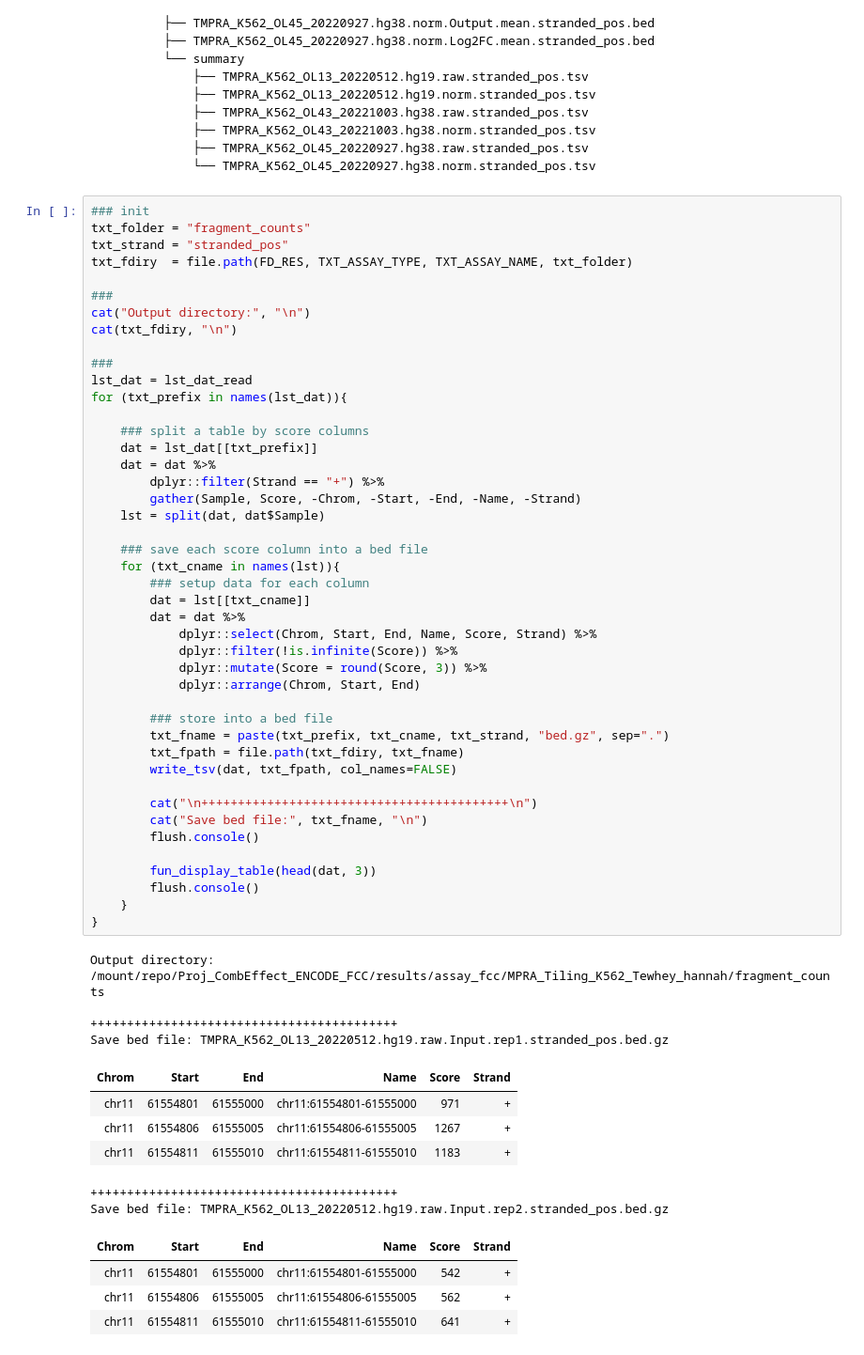
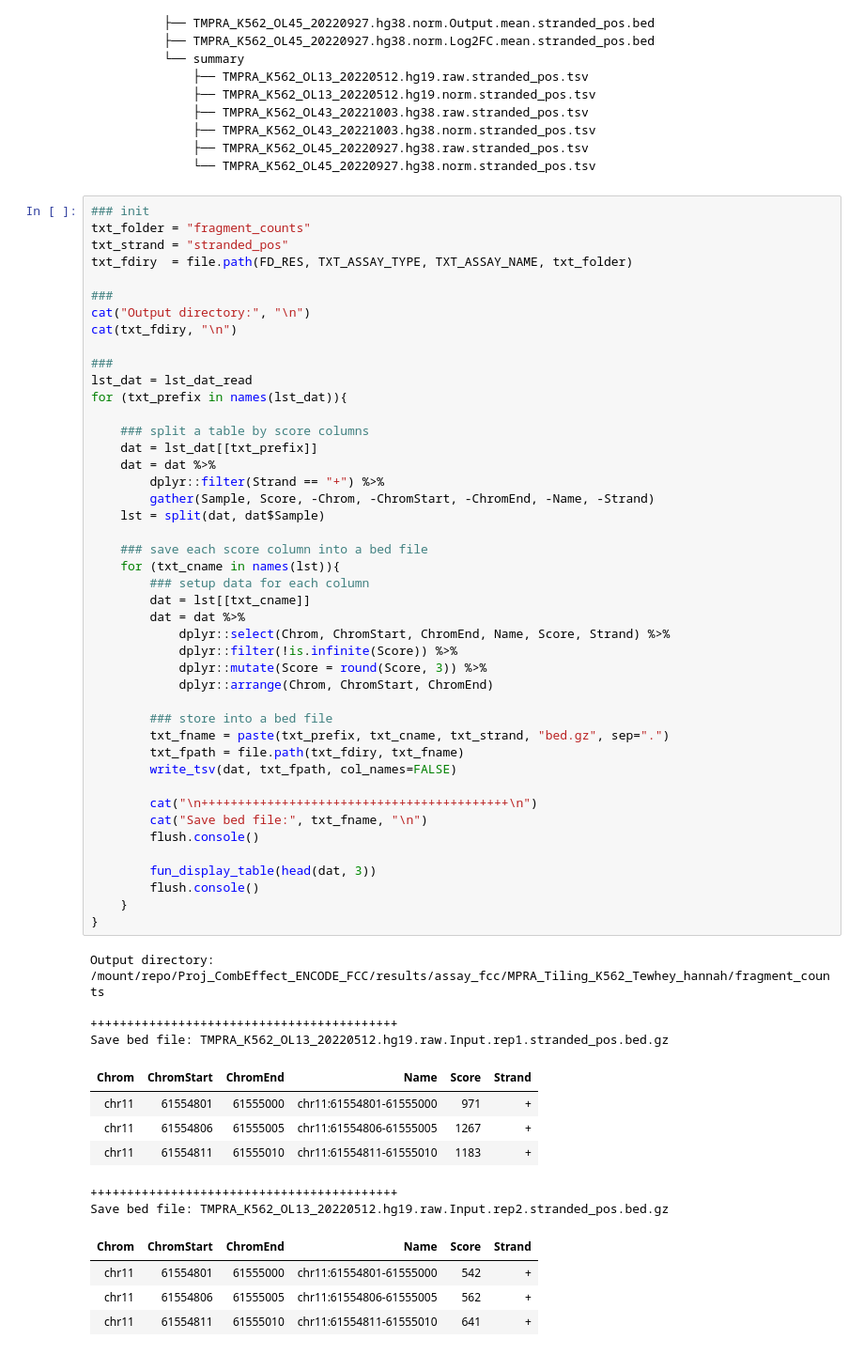
Before and after one commit to ReddyLab/Proj_ENCODE_FCC, a Jupyter notebook: notebooks/02_prepare/fcc_starrmpra_14_convert_table_to_bed_R.ipynb, the cells around one changed output. Shown: that part at 94% size. Cells and saved outputs as stored; diff of their text form.

Commit message:
change bed column name convention and rerun some notebooks

```diff
--- a/notebooks/02_prepare/fcc_starrmpra_14_convert_table_to_bed_R.ipynb
+++ b/notebooks/02_prepare/fcc_starrmpra_14_convert_table_to_bed_R.ipynb
@@ -217,45 +217,45 @@ for (txt_prefix in names(lst_dat)){
     dat = lst_dat[[txt_prefix]]
     dat = dat %>%
         dplyr::filter(Strand == "+") %>%
-        gather(Sample, Score, -Chrom, -Start, -End, -Name, -Strand)
+        gather(Sample, Score, -Chrom, -ChromStart, -ChromEnd, -Name, -Strand)
     lst = split(dat, dat$Sample)
 
     ### save each score column into a bed file
     for (txt_cname in names(lst)){
         ### setup data for each column
         dat = lst[[txt_cname]]
         dat = dat %>%
-            dplyr::select(Chrom, Start, End, Name, Score, Strand) %>%
+            dplyr::select(Chrom, ChromStart, ChromEnd, Name, Score, Strand) %>%
             dplyr::filter(!is.infinite(Score)) %>%
             dplyr::mutate(Score = round(Score, 3)) %>%
-            dplyr::arrange(Chrom, Start, End)
+            dplyr::arrange(Chrom, ChromStart, ChromEnd)
 
         ### store into a bed file
         txt_fname = paste(txt_prefix, txt_cname, txt_strand, "bed.gz", sep=".")
         txt_fpath = file.path(txt_fdiry, txt_fname)
         write_tsv(dat, txt_fpath, col_names=FALSE)
 
         cat("\n++++++++++++++++++++++++++++++++++++++++++\n")
         cat("Save bed file:", txt_fname, "\n")
         flush.console()
 
         fun_display_table(head(dat, 3))
         flush.console()
     }
 }
 # %% [output]
 Output directory:
 /mount/repo/Proj_CombEffect_ENCODE_FCC/results/assay_fcc/MPRA_Tiling_K562_Tewhey_hannah/fragment_counts
 
 ++++++++++++++++++++++++++++++++++++++++++
 Save bed file: TMPRA_K562_OL13_20220512.hg19.raw.Input.rep1.stranded_pos.bed.gz
-| Chrom | Start | End | Name | Score | Strand |
+| Chrom | ChromStart | ChromEnd | Name | Score | Strand |
 | chr11 | 61554801 | 61555000 | chr11:61554801-61555000 | 971 | + |
 | chr11 | 61554806 | 61555005 | chr11:61554806-61555005 | 1267 | + |
 | chr11 | 61554811 | 61555010 | chr11:61554811-61555010 | 1183 | + |
 ++++++++++++++++++++++++++++++++++++++++++
 Save bed file: TMPRA_K562_OL13_20220512.hg19.raw.Input.rep2.stranded_pos.bed.gz
-| Chrom | Start | End | Name | Score | Strand |
+| Chrom | ChromStart | ChromEnd | Name | Score | Strand |
 | chr11 | 61554801 | 61555000 | chr11:61554801-61555000 | 542 | + |
 | chr11 | 61554806 | 61555005 | chr11:61554806-61555005 | 562 | + |
 | chr11 | 61554811 | 61555010 | chr11:61554811-61555010 | 641 | + |
```
Also changed, not shown: parts of 3 cells of this notebook, 11 other files.
